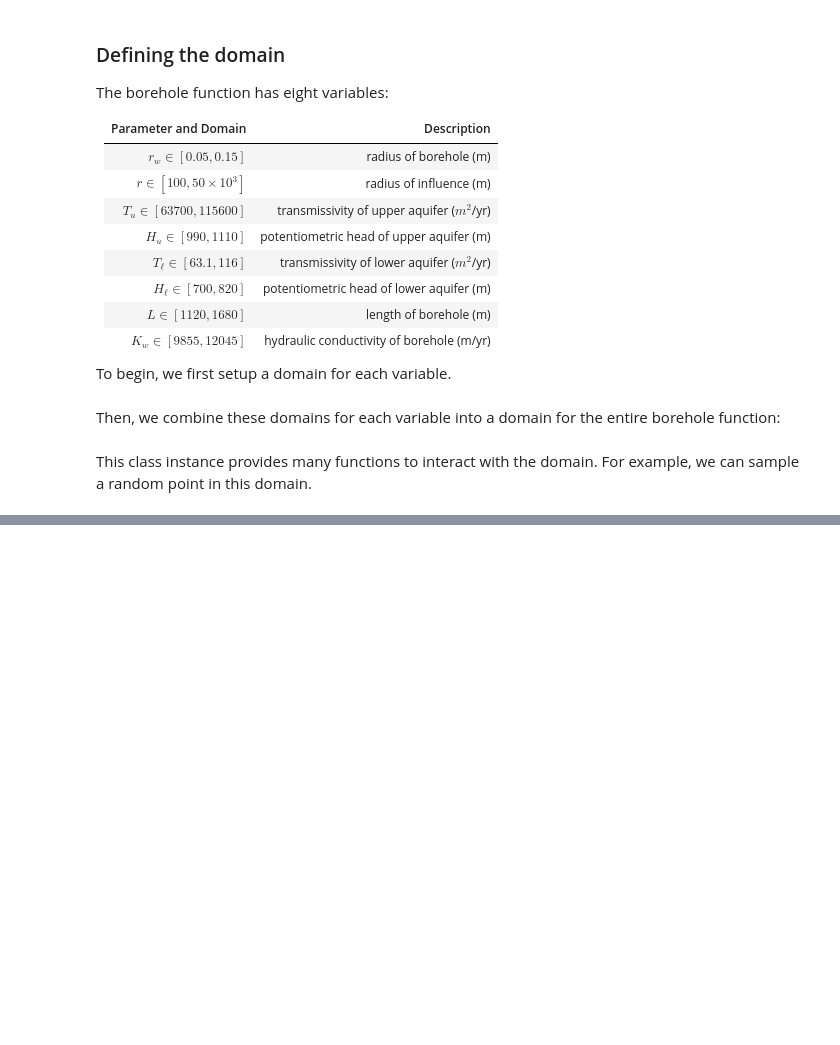
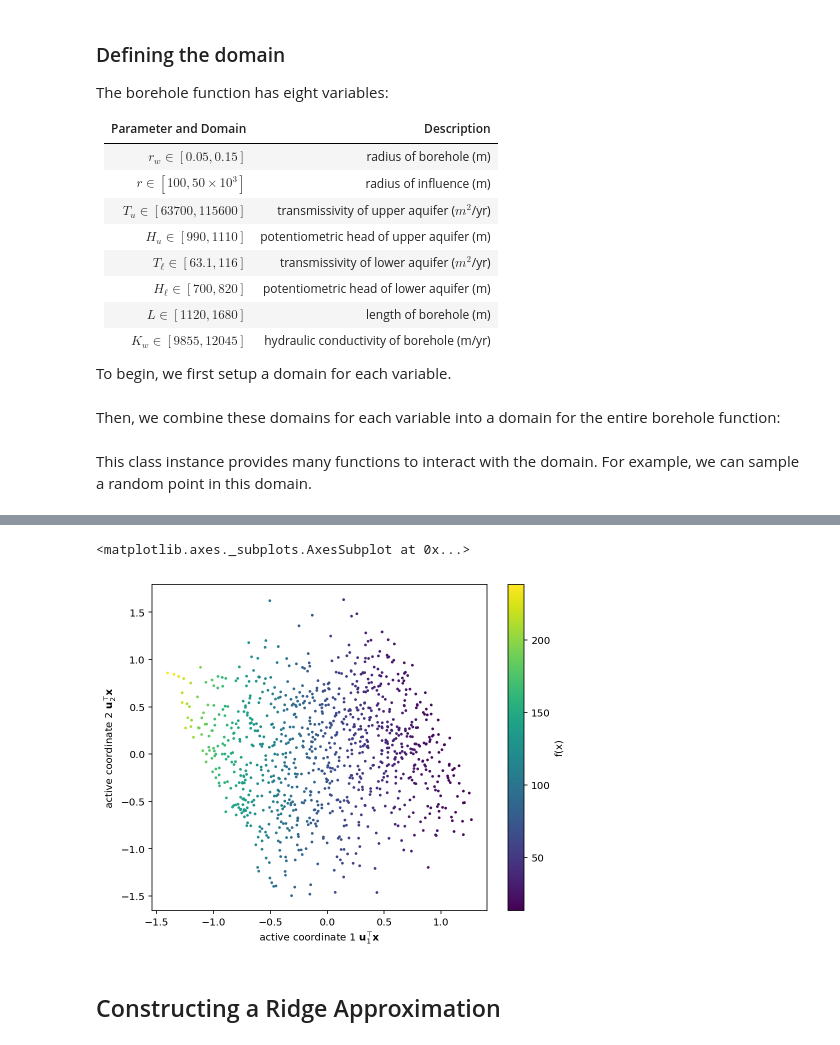
Before and after one commit to jeffrey-hokanson/PSDR, a Jupyter notebook: docs/source/borehole.ipynb, the cells around one changed output, grey strips where cells are left out. Drawn from its saved outputs; the diff is of its cells as text; code cells hidden in the pictures; blank space fills up the shorter version.

```diff
--- a/docs/source/borehole.ipynb
+++ b/docs/source/borehole.ipynb
@@ -75,0 +95,7 @@ borehole = psdr.WrapperFunction(borehole_func, borehole_domain)
+# %%
+active.shadow_plot(X, fX, dim = 2)
+# %% [output]
+<matplotlib.axes._subplots.AxesSubplot at 0x...>
+[figure, added]
+# %% [markdown]
+## Constructing a Ridge Approximation
```
Also changed, not shown: parts of 15 cells of this notebook.
